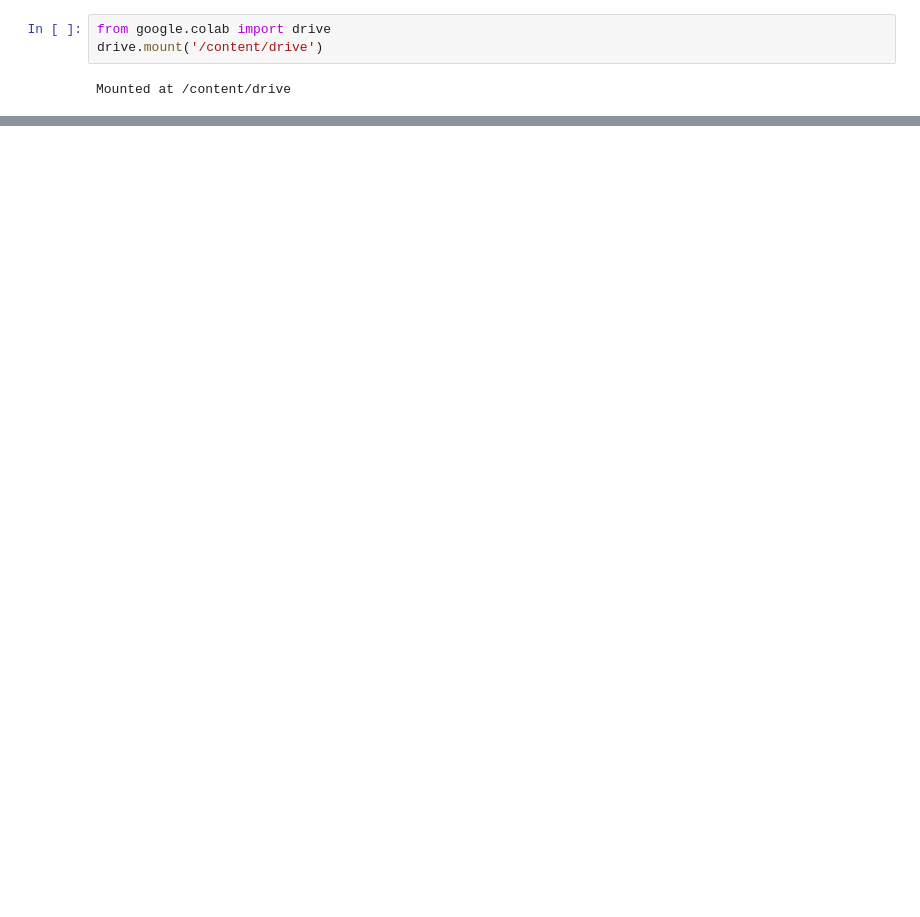
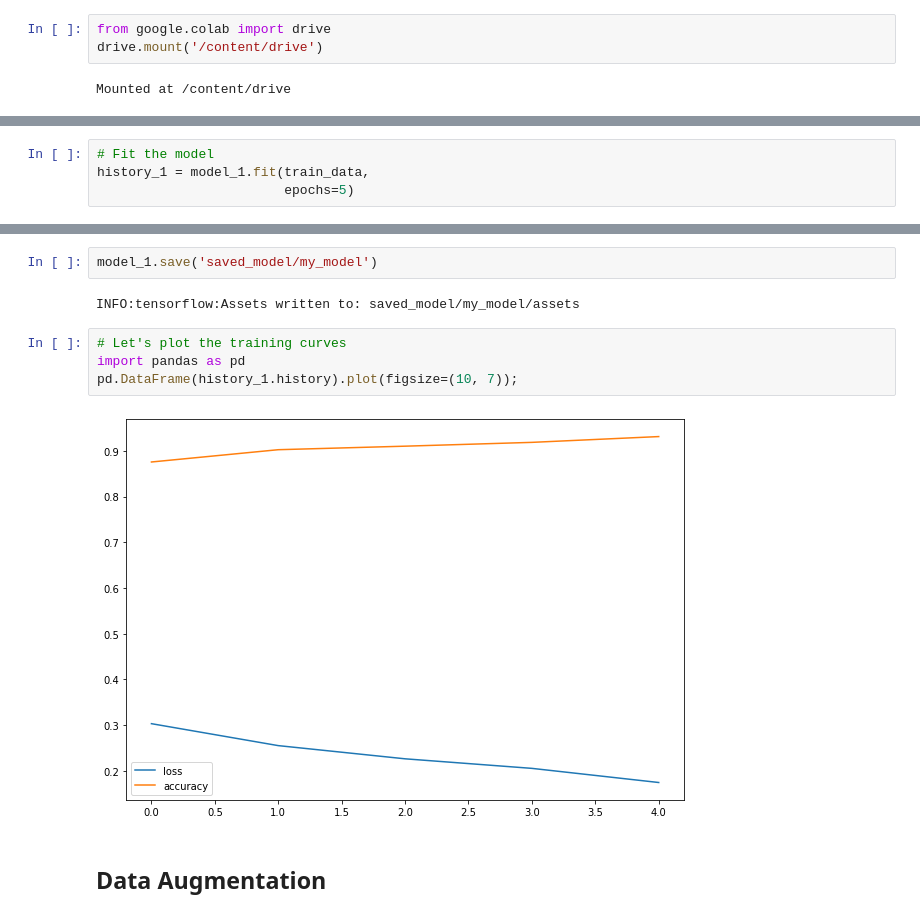
Before and after one commit to prachuryanath/Covid-XRay, a Jupyter notebook: model.ipynb, the cells around one changed output, grey strips where cells are left out. Saved outputs shown, nothing was run; the diff lists cells and outputs as text; blank space fills up the shorter version.

```diff
--- a/model.ipynb
+++ b/model.ipynb
@@ -198,0 +118,4 @@ Mounted at /content/drive
+# %%
+# Fit the model
+history_1 = model_1.fit(train_data,
+                        epochs=5)
@@ -198,0 +133,12 @@ Mounted at /content/drive
+# %%
+model_1.save('saved_model/my_model')
+# %% [output]
+INFO:tensorflow:Assets written to: saved_model/my_model/assets
+# %%
+# Let's plot the training curves
+import pandas as pd
+pd.DataFrame(history_1.history).plot(figsize=(10, 7));
+# %% [output]
+[figure, added]
+# %% [markdown]
+## Data Augmentation
```
Also changed, not shown: parts of 53 cells of this notebook.
